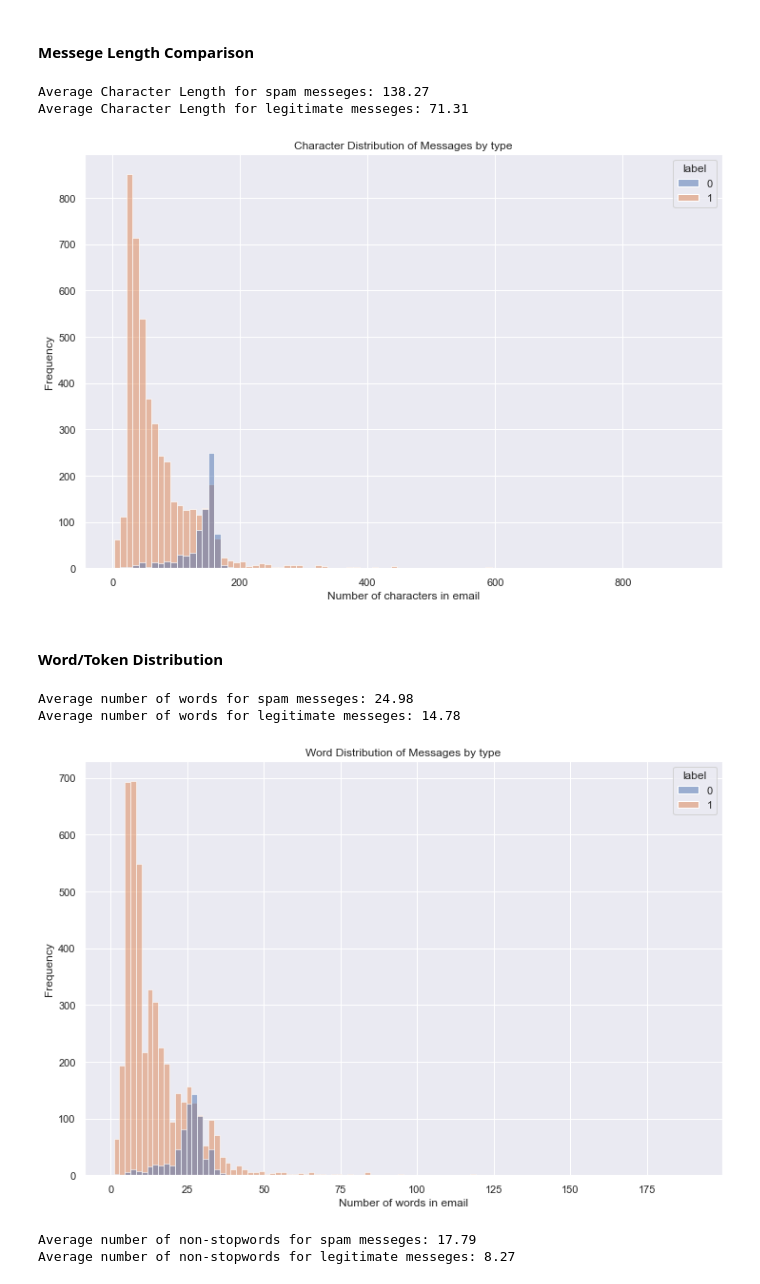
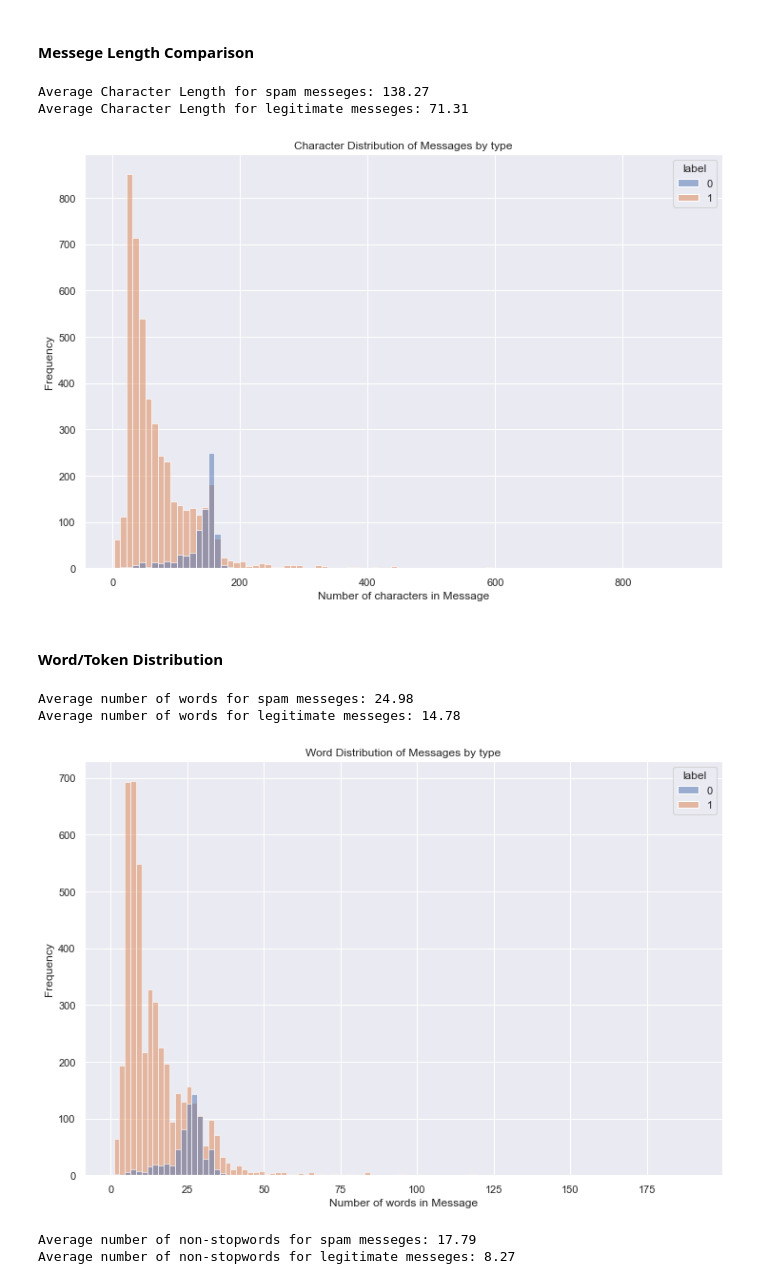
Before and after one commit to aarbisman/spam_classification, a Jupyter notebook: model_comparison.ipynb, the cells around one changed output. Saved outputs shown, nothing was run; the diff lists cells and outputs as text; code cells hidden in the pictures.

```diff
--- a/model_comparison.ipynb
+++ b/model_comparison.ipynb
@@ -85,22 +89,22 @@ print(sum(dat.label == 1), 'Non-spam emails')
 # %%
 ## Set up our histogram
 fig, ax = plt.subplots(figsize=(12,8))
 sns.histplot(data=dat, x=dat['text'].str.len(), hue = 'label')
 
-plt.xlabel('Number of characters in email')
+plt.xlabel('Number of characters in Message')
 plt.ylabel('Frequency')
 plt.title('Character Distribution of Messages by type')
 
 ## Get our average messege lengths
 avg_spam_len = round(np.mean(dat[dat['label'] == 0]['text'].str.len()), 2)
 avg_legit_len = round(np.mean(dat[dat['label'] == 1]['text'].str.len()), 2)
 
 print('Average Character Length for spam messeges:', avg_spam_len)
 print('Average Character Length for legitimate messeges:', avg_legit_len)
 # %% [output]
 Average Character Length for spam messeges: 138.27
 Average Character Length for legitimate messeges: 71.31
-[figure, old version]
+[figure, new version]
 # %% [markdown]
 #### Word/Token Distribution
 # %%
@@ -108,7 +112,7 @@ Average Character Length for legitimate messeges: 71.31
 fig, ax = plt.subplots(figsize=(12,8))
 sns.histplot(data=dat, x=dat['text'].apply(lambda x:len(nltk.word_tokenize(x))), hue = 'label')
 
-plt.xlabel('Number of words in email')
+plt.xlabel('Number of words in Message')
 plt.ylabel('Frequency')
 plt.title('Word Distribution of Messages by type')
 
@@ -121,7 +125,7 @@ print('Average number of words for legitimate messeges:', avg_tokens_legit)
 # %% [output]
 Average number of words for spam messeges: 24.98
 Average number of words for legitimate messeges: 14.78
-[figure, old version]
+[figure, new version]
 # %%
 stop_words = set(stopwords.words('english'))
 
```
Also changed, not shown: parts of 4 cells of this notebook.
